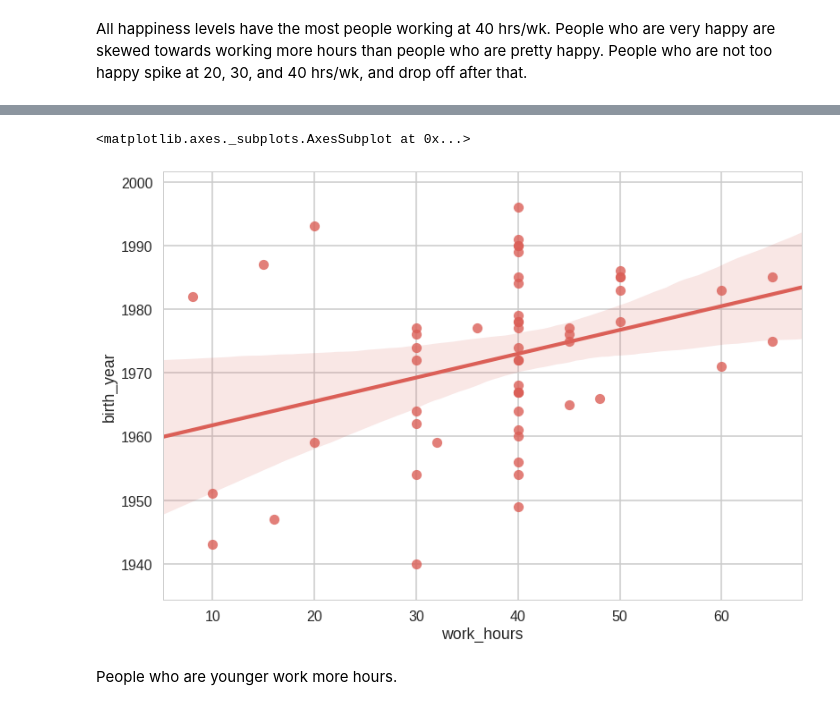
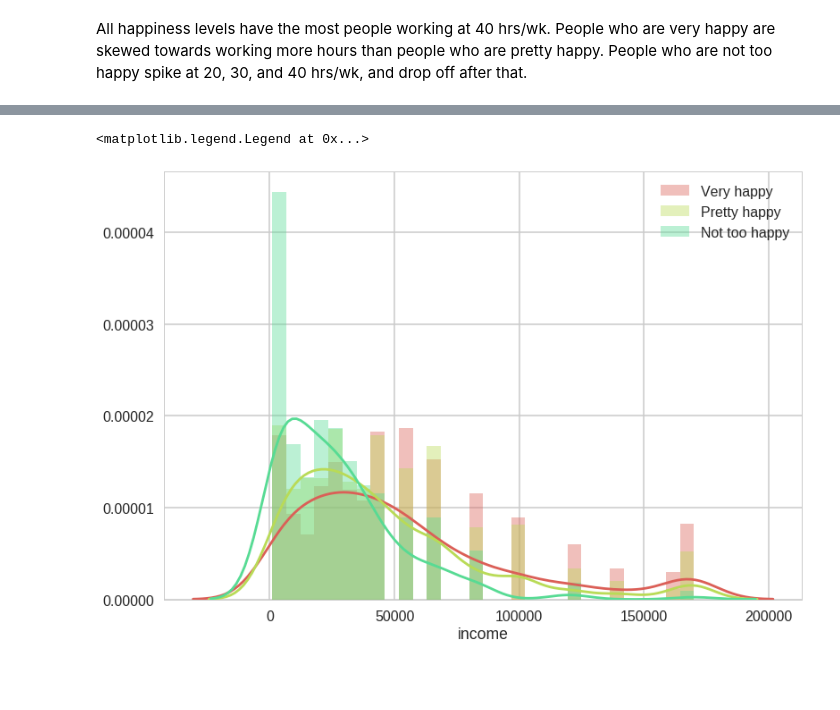
Before and after one commit to ContextLab/storytelling-with-data, a Jupyter notebook: data-stories/happiness/happiness-and-work.ipynb, the cells around one changed output, grey strips where cells are left out. Saved outputs shown, nothing was run; the diff lists cells and outputs as text; code cells hidden in the pictures; blank space fills up the shorter version.

```diff
--- a/data-stories/happiness/happiness-and-work.ipynb
+++ b/data-stories/happiness/happiness-and-work.ipynb
@@ -105,8 +113,10 @@ Most people seem to be either very or moderately satisfied with their job. Of th
-# %%
-#plot work hours vs. age
-sns.regplot(x = 'work_hours', y = 'birth_year', data = data)
-# %% [output]
-<matplotlib.axes._subplots.AxesSubplot at 0x...>
-[figure, removed]
-# %% [markdown]
-People who are younger work more hours.
+# %%
+#plot income distribution for each happiness level
+for p in ['Very happy', 'Pretty happy', 'Not too happy']:
+
+    sns.distplot(data[data['general_happy']==p]['income'].dropna(), bins = 30, label = p)
+
+sns.plt.legend()
+# %% [output]
+<matplotlib.legend.Legend at 0x...>
+[figure, added]
```
Also changed, not shown: parts of 15 cells of this notebook.
